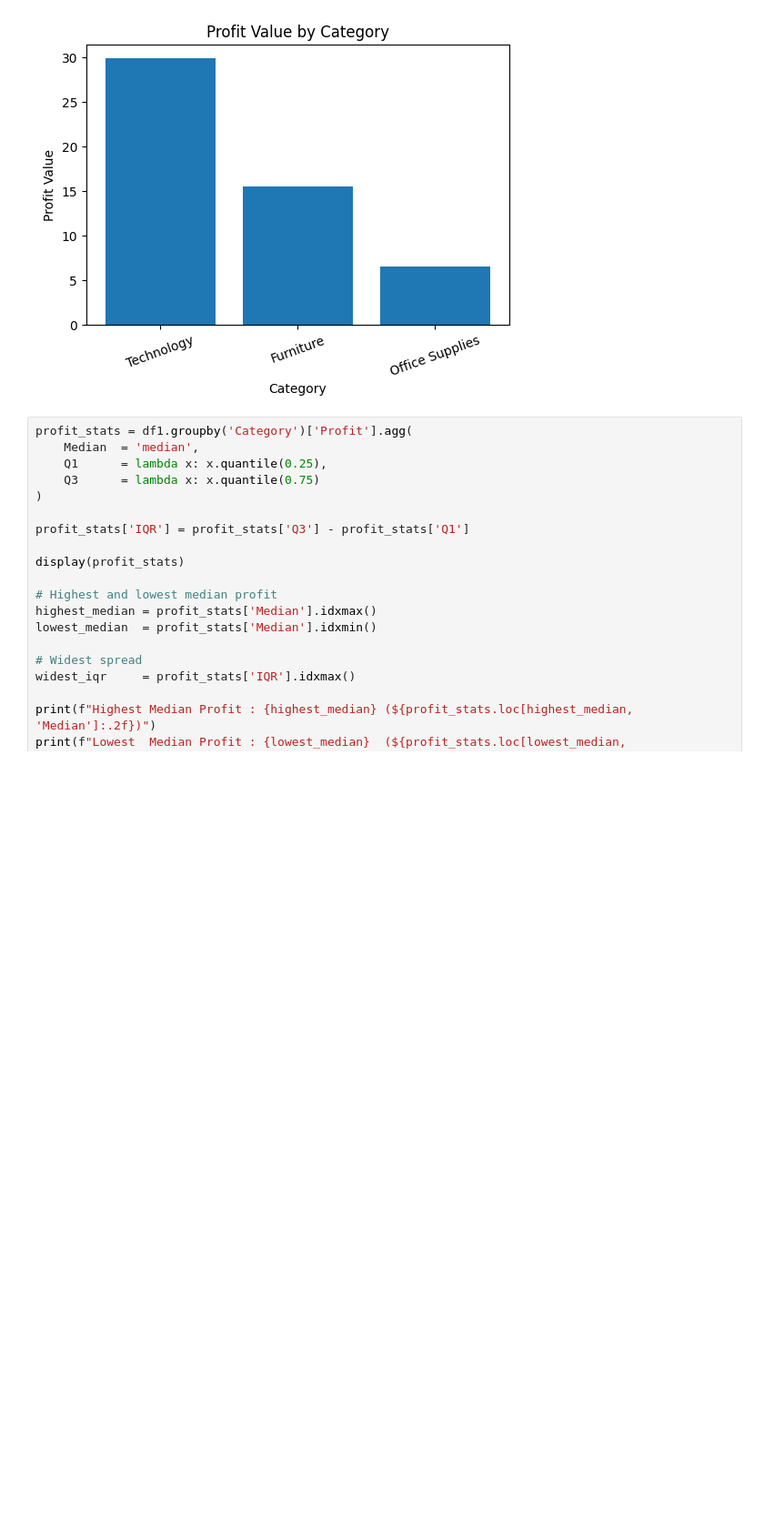
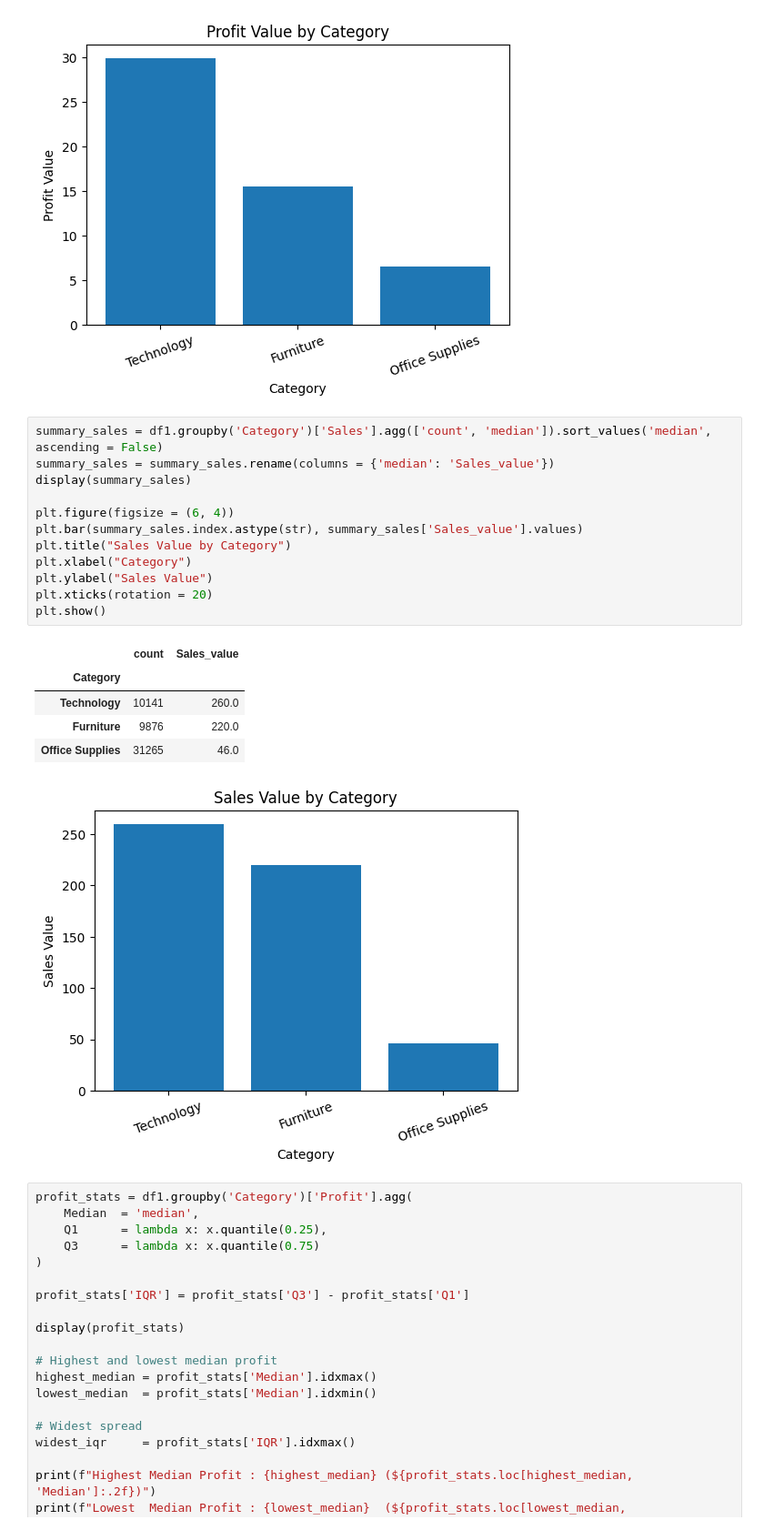
Before and after one commit to nayan-letscreate/HV-Projects, a Jupyter notebook: Graded Assignment on Exploratory Data Analysis.ipynb, the cells around one changed output. Shown at 91% size. Drawn from its saved outputs; the diff is of its cells as text; blank space fills up the shorter version.

```diff
--- a/Graded Assignment on Exploratory Data Analysis.ipynb
+++ b/Graded Assignment on Exploratory Data Analysis.ipynb
@@ -541,6 +541,25 @@ plt.show()
 | Furniture | 9876 | 15.5022 |
 | Office Supplies | 31265 | 6.5538 |
 [figure]
+# %%
+summary_sales = df1.groupby('Category')['Sales'].agg(['count', 'median']).sort_values('median', ascending = False)
+summary_sales = summary_sales.rename(columns = {'median': 'Sales_value'})
+display(summary_sales)
+
+plt.figure(figsize = (6, 4))
+plt.bar(summary_sales.index.astype(str), summary_sales['Sales_value'].values)
+plt.title("Sales Value by Category")
+plt.xlabel("Category")
+plt.ylabel("Sales Value")
+plt.xticks(rotation = 20)
+plt.show()
+# %% [output]
+|  | count | Sales_value |
+| Category |  |  |
+| Technology | 10141 | 260.0 |
+| Furniture | 9876 | 220.0 |
+| Office Supplies | 31265 | 46.0 |
+[figure, added]
 # %%
 profit_stats = df1.groupby('Category')['Profit'].agg(
     Median  = 'median',
```
Also changed, not shown: parts of 5 cells of this notebook.
